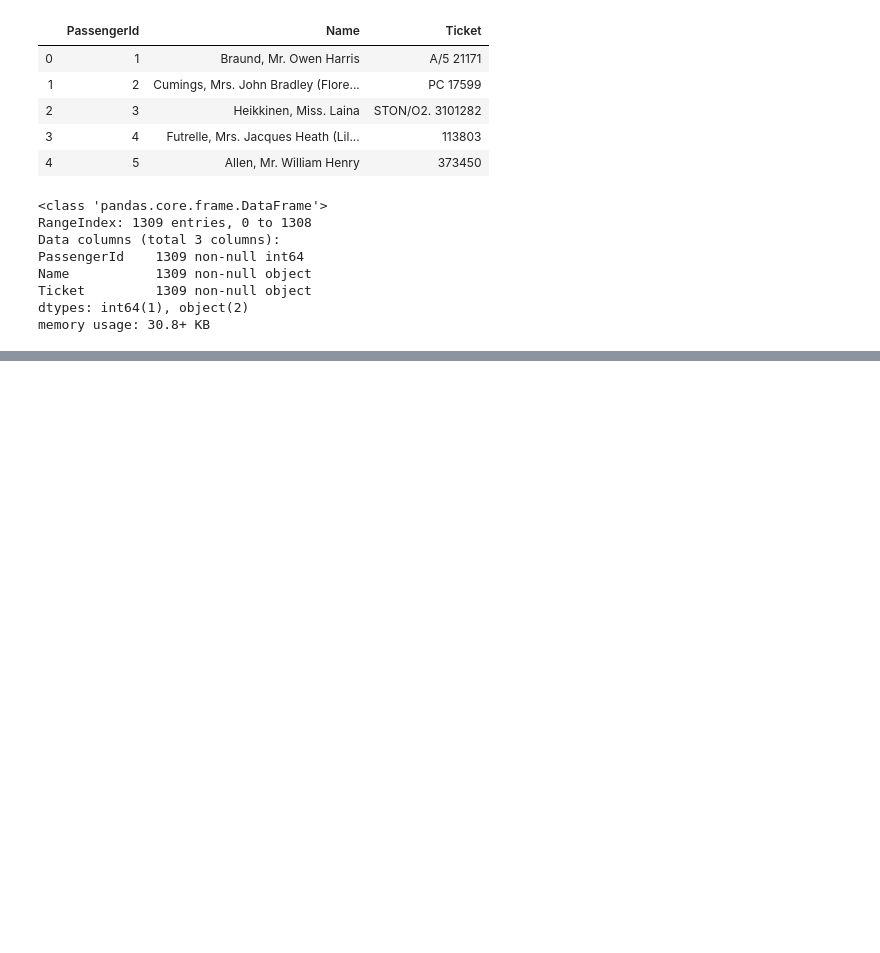
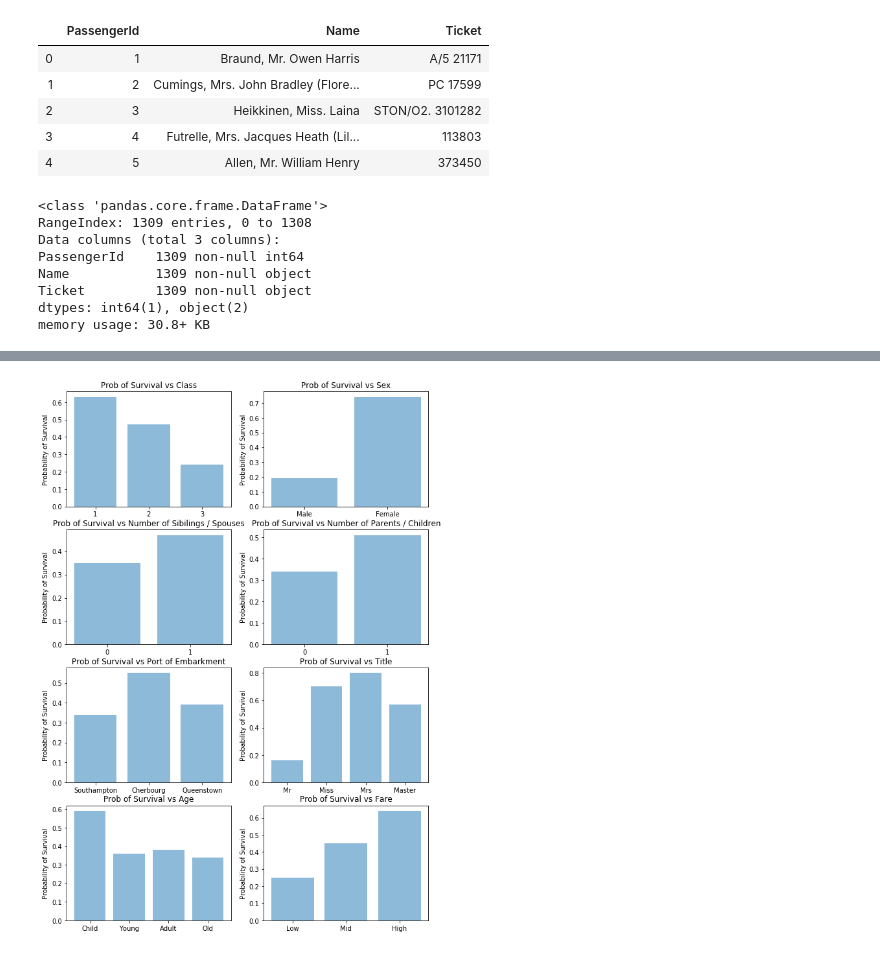
Before and after one commit to canceleiro/Titanic-Disaster, a Jupyter notebook: Titanic_Disaster.ipynb, the cells around one changed output, grey strips where cells are left out. Cells and saved outputs as stored; diff of their text form; code cells hidden in the pictures; blank space fills up the shorter version.

```diff
--- a/Titanic_Disaster.ipynb
+++ b/Titanic_Disaster.ipynb
@@ -995,0 +676,4 @@ plt.savefig('05_TripsHRUser.jpg')
+# %%
+#create the dataframe of the passengers we have the data of survivor or not
+df_surv = df_tit[df_tit.Survived> -1]
+n_pass = len(df_surv)
@@ -995,0 +833,13 @@ plt.savefig('05_TripsHRUser.jpg')
+# %%
+Pr_FareL_Surv = round(len(df_surv[(df_surv.Fare_Cat == 'Low') & (df_surv.Survived == 1)])/ len(df_surv[df_surv.Fare_Cat == 'Low']),2)
+Pr_FareM_Surv = round(len(df_surv[(df_surv.Fare_Cat == 'Mid') & (df_surv.Survived == 1)])/ len(df_surv[df_surv.Fare_Cat == 'Mid']),2)
+Pr_FareH_Surv = round(len(df_surv[(df_surv.Fare_Cat == 'High') & (df_surv.Survived == 1)])/ len(df_surv[df_surv.Fare_Cat == 'High']),2)
+
+data = {'Fare':  ['Low', 'Mid', 'High'],
+        'Rate_Survivors': [Pr_FareL_Surv, Pr_FareM_Surv, Pr_FareH_Surv ]}
+df_surv_Fare = pd.DataFrame (data, columns = ['Fare','Rate_Survivors'])
+
+print("Ticket Fare")
+print("Having a low ticket fare gave a probability of survivor of", Pr_FareL_Surv)
+print("Having a mid ticket fare gave a probability of survivor of", Pr_FareM_Surv)
+print("Having a high ticket fare gave a probability of survivor of", Pr_FareH_Surv)
@@ -995,0 +853,76 @@ plt.savefig('05_TripsHRUser.jpg')
+# %%
+plt.figure(figsize = [10, 15])
+
+#Class
+plt.subplot(4, 2, 1)
+objects = ('1', '2', '3')
+y_pos = np.arange(len(objects))
+plt.bar(y_pos, df_cl_surv.Rate_Survivors, align='center', alpha=0.5)
+plt.xticks(y_pos, objects);
+plt.ylabel('Probability of Survival')
+plt.title('Prob of Survival vs Class');
+
+#Sex
+plt.subplot(4, 2, 2)
+objects = ('Male', 'Female')
+y_pos = np.arange(len(objects))
+plt.bar(y_pos, df_sex_surv.Rate_Survivors, align='center', alpha=0.5)
+plt.xticks(y_pos, objects);
+plt.ylabel('Probability of Survival')
+plt.title('Prob of Survival vs Sex');
+
+#Sibilings / Spouses
+plt.subplot(4, 2, 3)
+objects = ('0', '1')
+y_pos = np.arange(len(objects))
+plt.bar(y_pos, df_surv_SibSp.Rate_Survivors, align='center', alpha=0.5)
+plt.xticks(y_pos, objects);
+plt.ylabel('Probability of Survival')
+plt.title('Prob of Survival vs Number of Sibilings / Spouses');
+
+#parents/children
+plt.subplot(4, 2, 4)
+objects = ('0', '1')
+y_pos = np.arange(len(objects))
+plt.bar(y_pos, df_surv_Parch.Rate_Survivors, align='center', alpha=0.5)
+plt.xticks(y_pos, objects);
+plt.ylabel('Probability of Survival')
+plt.title('Prob of Survival vs Number of Parents / Children');
+
+#port of embarkment
+plt.subplot(4, 2, 5)
+objects = ('Southampton', 'Cherbourg', 'Queenstown')
+y_pos = np.arange(len(objects))
+plt.bar(y_pos, df_surv_Emb.Rate_Survivors, align='center', alpha=0.5)
+plt.xticks(y_pos, objects);
+plt.ylabel('Probability of Survival')
+plt.title('Prob of Survival vs Port of Embarkment');
+
+#Title
+plt.subplot(4, 2, 6)
+objects = ('Mr', 'Miss', 'Mrs', 'Master')
+y_pos = np.arange(len(objects))
+plt.bar(y_pos, df_surv_Tit.Rate_Survivors, align='center', alpha=0.5)
+plt.xticks(y_pos, objects);
+plt.ylabel('Probability of Survival')
+plt.title('Prob of Survival vs Title');
+
+#Age
+plt.subplot(4, 2, 7)
+objects = ('Child', 'Young', 'Adult', 'Old')
+y_pos = np.arange(len(objects))
+plt.bar(y_pos, df_surv_Age.Rate_Survivors, align='center', alpha=0.5)
+plt.xticks(y_pos, objects);
+plt.ylabel('Probability of Survival')
+plt.title('Prob of Survival vs Age');
+
+#Fare
+plt.subplot(4, 2, 8)
+objects = ('Low', 'Mid', 'High')
+y_pos = np.arange(len(objects))
+plt.bar(y_pos, df_surv_Fare.Rate_Survivors, align='center', alpha=0.5)
+plt.xticks(y_pos, objects);
+plt.ylabel('Probability of Survival')
+plt.title('Prob of Survival vs Fare');
+# %% [output]
+[figure, added]
```
Also changed, not shown: parts of 125 cells of this notebook.
